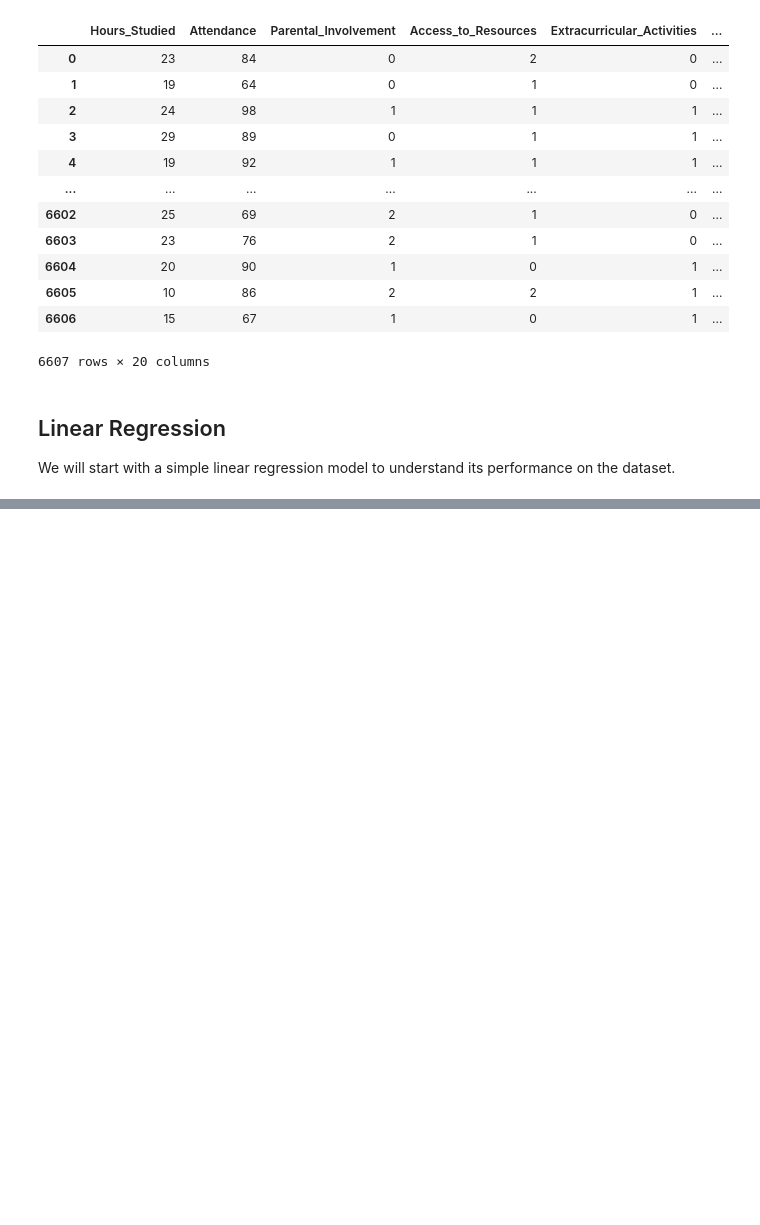
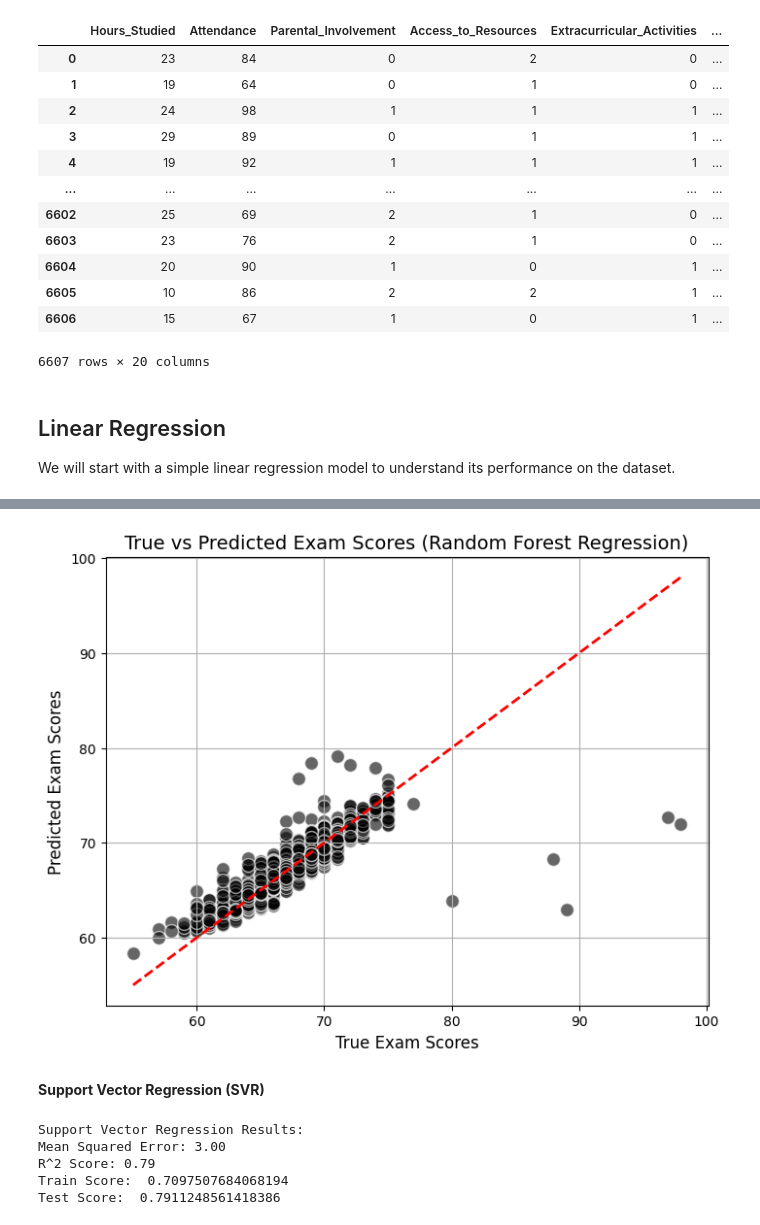
Before and after one commit to FaroukAshrafElshamy/SPP, a Jupyter notebook: SPP.ipynb, the cells around one changed output, grey strips where cells are left out. Saved outputs shown, nothing was run; the diff lists cells and outputs as text; code cells hidden in the pictures; blank space fills up the shorter version.

```diff
--- a/SPP.ipynb
+++ b/SPP.ipynb
@@ -289,0 +332,32 @@ print(f"R^2 Score: {r2_lr:.2f}")
+# %%
+plt.figure(figsize=(8, 6))
+plt.scatter(y_test, y_pred_rf, color='black', alpha=0.6, edgecolors='w', s=100)
+plt.plot([min(y_test), max(y_test)], [min(y_test), max(y_test)], color='red', linestyle='--', lw=2)
+plt.title('True vs Predicted Exam Scores (Random Forest Regression)', fontsize=14)
+plt.xlabel('True Exam Scores', fontsize=12)
+plt.ylabel('Predicted Exam Scores', fontsize=12)
+plt.grid(True)
+plt.show()
+# %% [output]
+[figure, added]
+# %% [markdown]
+**Support Vector Regression (SVR)**
+# %%
+
+
+svr_regressor = SVR()
+svr_regressor.fit(X_train, y_train)
+
+y_pred_svr = svr_regressor.predict(X_test)
+
+print("Support Vector Regression Results:")
+print(f"Mean Squared Error: {mean_squared_error(y_test, y_pred_svr):.2f}")
+print(f"R^2 Score: {r2_score(y_test, y_pred_svr):.2f}")
+print("Train Score: ", svr_regressor.score(X_train, y_train))
+print("Test Score: ", svr_regressor.score(X_test, y_test))
+# %% [output]
+Support Vector Regression Results:
+Mean Squared Error: 3.00
+R^2 Score: 0.79
+Train Score:  0.7097507684068194
+Test Score:  0.7911248561418386
```
Also changed, not shown: parts of 8 cells of this notebook.
